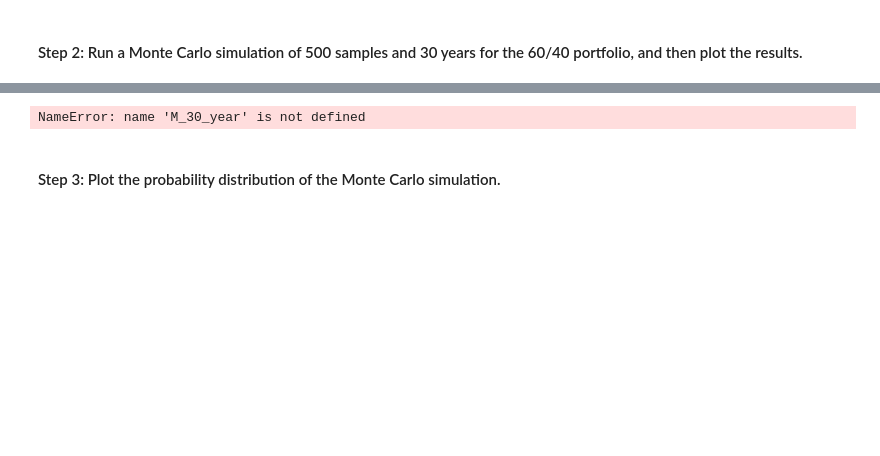
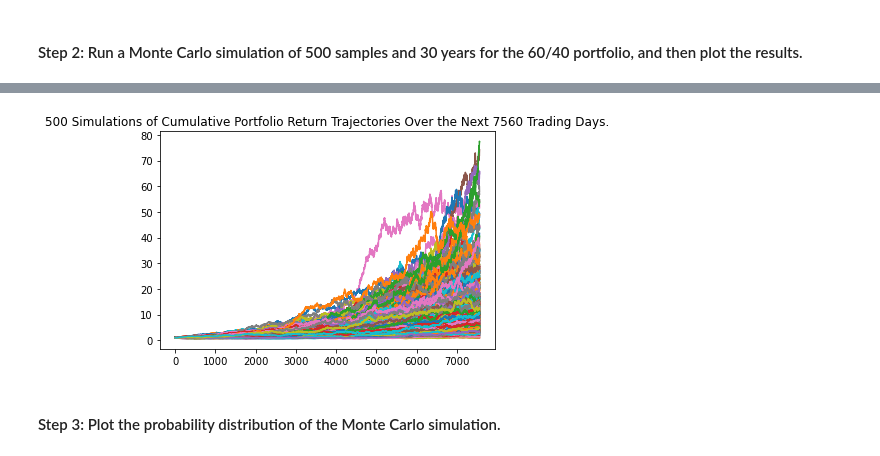
Before and after one commit to toniahurst/FinTech_Module_5_Challenge, a Jupyter notebook: Starter_Code_Module_5_Challenge/financial_planning_tools.ipynb, the cells around one changed output, grey strips where cells are left out. Cells and saved outputs as stored; diff of their text form; code cells hidden in the pictures; blank space fills up the shorter version.

```diff
--- a/Starter_Code_Module_5_Challenge/financial_planning_tools.ipynb
+++ b/Starter_Code_Module_5_Challenge/financial_planning_tools.ipynb
@@ -539,10 +539,10 @@ Running Monte Carlo simulation number 490.
 # %%
 # Visualize the 30-year Monte Carlo simulation by creating an
 # overlay line plot
-mc_sim_line_plot = MC_30_year.plot_simulation()
+mc_sim_line_plot = mc_30_year.plot_simulation()
 mc_sim_line_plot.get_figure().savefig("MC 30 Year Simulation Plot.png", bbox_inches="tight")
 # %% [output]
-NameError: name 'M_30_year' is not defined
+[figure, added]
 # %% [markdown]
 #### Step 3: Plot the probability distribution of the Monte Carlo simulation.
 # %%
```
Also changed, not shown: parts of 22 cells of this notebook, 4 other files.
